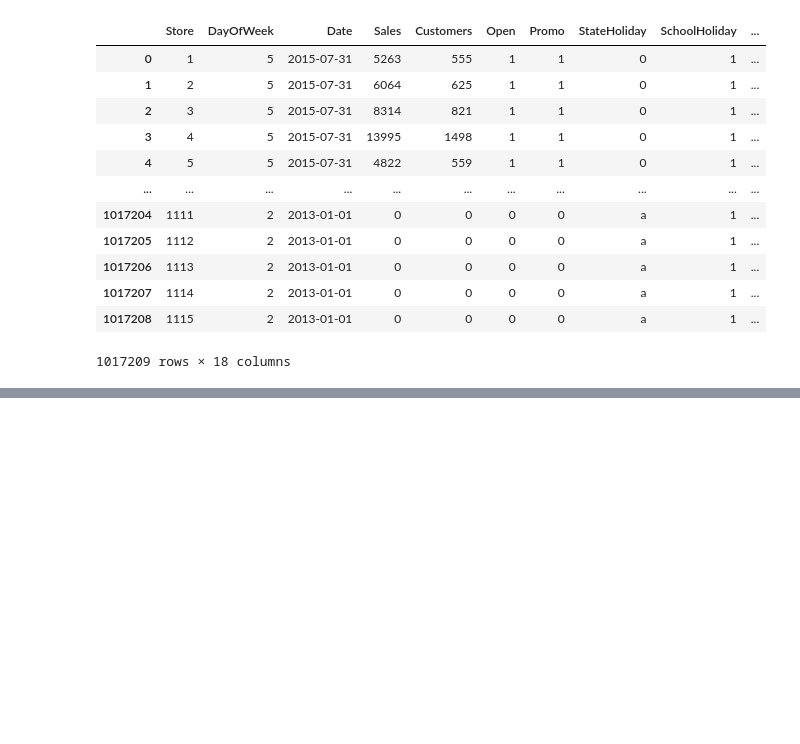
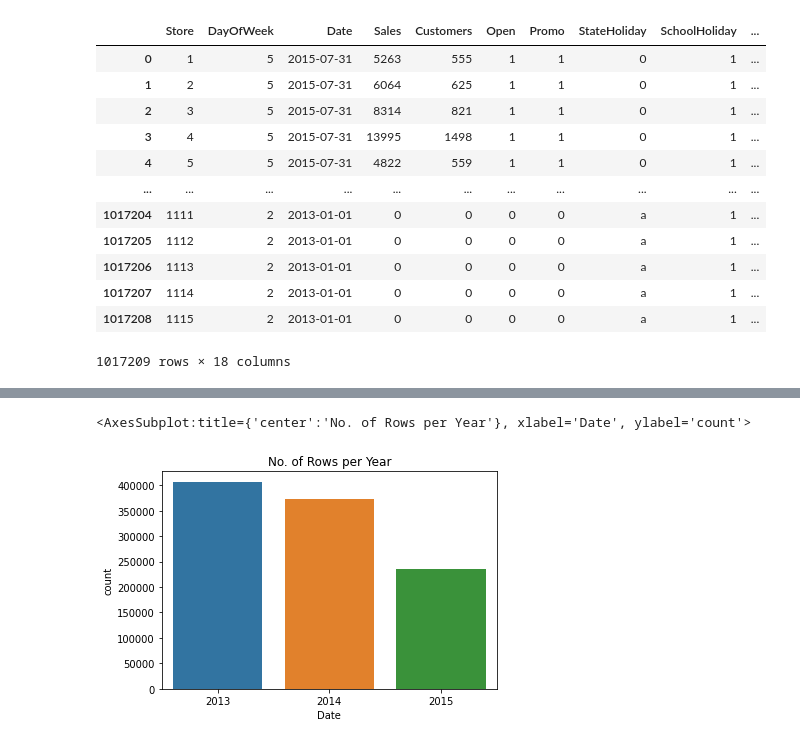
Before and after one commit to Aytijha/Rossman-store-sales-prediction, a Jupyter notebook: sales_forecasting.ipynb, the cells around one changed output, grey strips where cells are left out. Drawn from its saved outputs; the diff is of its cells as text; code cells hidden in the pictures; blank space fills up the shorter version.

```diff
--- a/sales_forecasting.ipynb
+++ b/sales_forecasting.ipynb
@@ -106,0 +129,9 @@ merged_df
+# %%
+import matplotlib.pyplot as plt
+import seaborn as sns
+
+plt.title('No. of Rows per Year')
+sns.countplot(x=pd.to_datetime(merged_df.Date).dt.year)
+# %% [output]
+<AxesSubplot:title={'center':'No. of Rows per Year'}, xlabel='Date', ylabel='count'>
+[figure, added]
```
Also changed, not shown: parts of 36 cells of this notebook.
